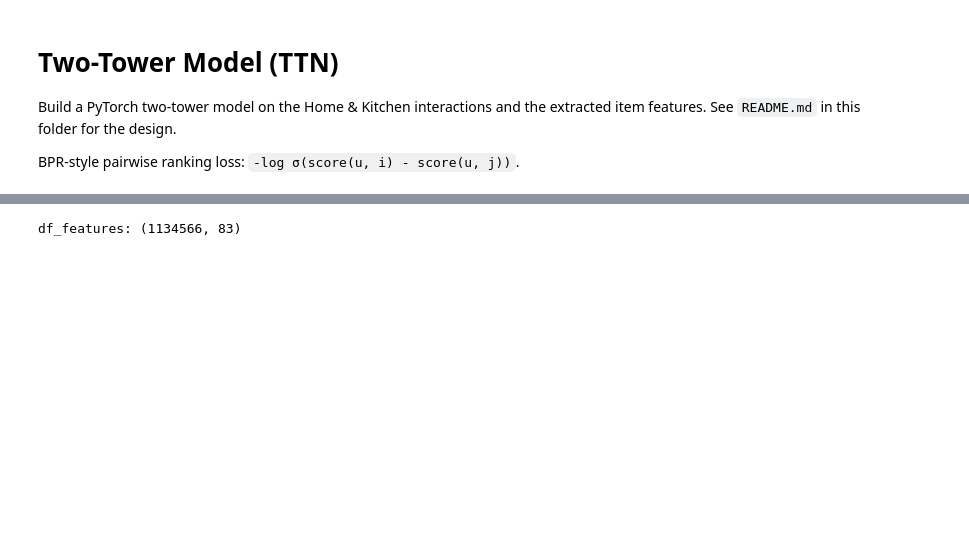
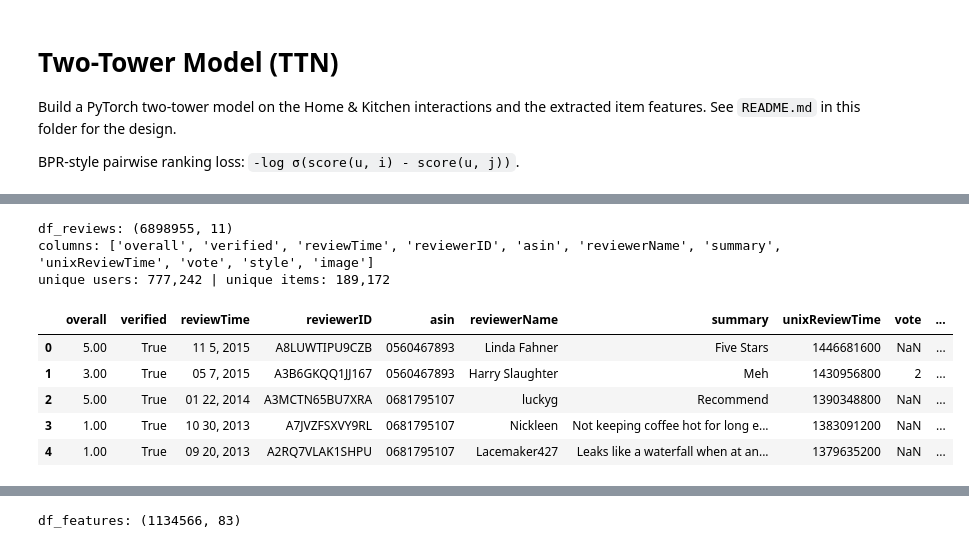
Before and after one commit to flamesmith/RecSystem, a Jupyter notebook: ttn/ttn.ipynb, the cells around one changed output, grey strips where cells are left out. Drawn from its saved outputs; the diff is of its cells as text; code cells hidden in the pictures; blank space fills up the shorter version.

```diff
--- a/ttn/ttn.ipynb
+++ b/ttn/ttn.ipynb
@@ -34,0 +35,27 @@ each interaction row also carries its item's extracted features.
+# %%
+from pathlib import Path
+
+# data/ lives at the repo root, one level up from this ttn/ folder
+DATA_DIR = Path("..") / "data"
+
+df_reviews = pd.read_csv(
+    DATA_DIR / "Home_and_Kitchen_filtered.csv",
+    dtype={"asin": str, "reviewerID": str},
+    low_memory=False,
+)
+
+print("df_reviews:", df_reviews.shape)
+print("columns:", list(df_reviews.columns))
+print(f"unique users: {df_reviews['reviewerID'].nunique():,} | "
+      f"unique items: {df_reviews['asin'].nunique():,}")
+df_reviews.head(5)
+# %% [output]
+df_reviews: (6898955, 11)
+columns: ['overall', 'verified', 'reviewTime', 'reviewerID', 'asin', 'reviewerName', 'summary', 'unixReviewTime', 'vote', 'style', 'image']
+unique users: 777,242 | unique items: 189,172
+|  | overall | verified | reviewTime | reviewerID | asin | reviewerName | summary | unixReviewTime | vote | ... |
+| 0 | 5.00 | True | 11 5, 2015 | A8LUWTIPU9CZB | 0560467893 | Linda Fahner | Five Stars | 1446681600 | NaN | ... |
+| 1 | 3.00 | True | 05 7, 2015 | A3B6GKQQ1JJ167 | 0560467893 | Harry Slaughter | Meh | 1430956800 | 2 | ... |
+| 2 | 5.00 | True | 01 22, 2014 | A3MCTN65BU7XRA | 0681795107 | luckyg | Recommend | 1390348800 | NaN | ... |
+| 3 | 1.00 | True | 10 30, 2013 | A7JVZFSXVY9RL | 0681795107 | Nickleen | Not keeping coffee hot for long e... | 1383091200 | NaN | ... |
+| 4 | 1.00 | True | 09 20, 2013 | A2RQ7VLAK1SHPU | 0681795107 | Lacemaker427 | Leaks like a waterfall when at an... | 1379635200 | NaN | ... |
```
Also changed, not shown: parts of 23 cells of this notebook, 3 other files.
